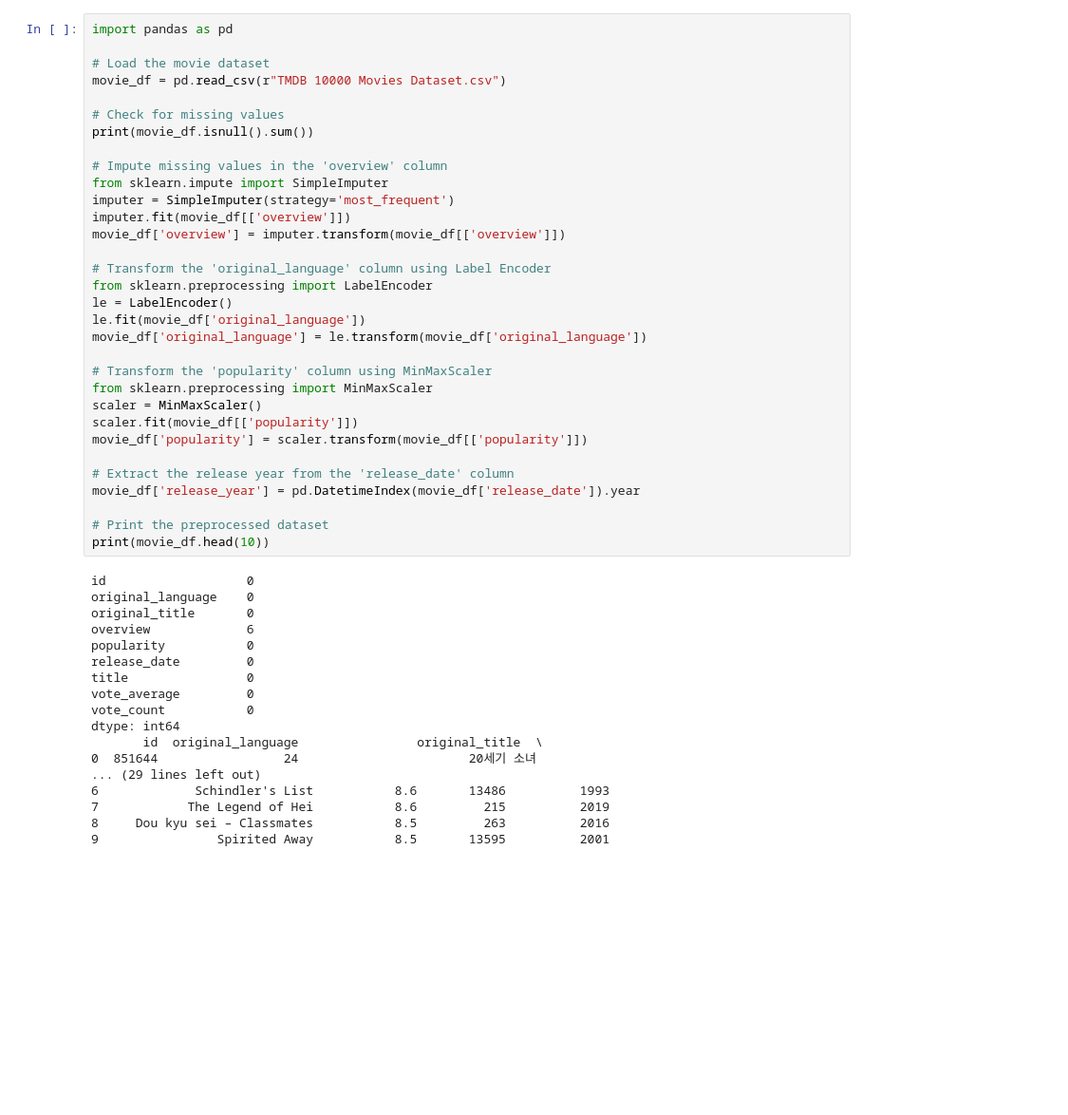
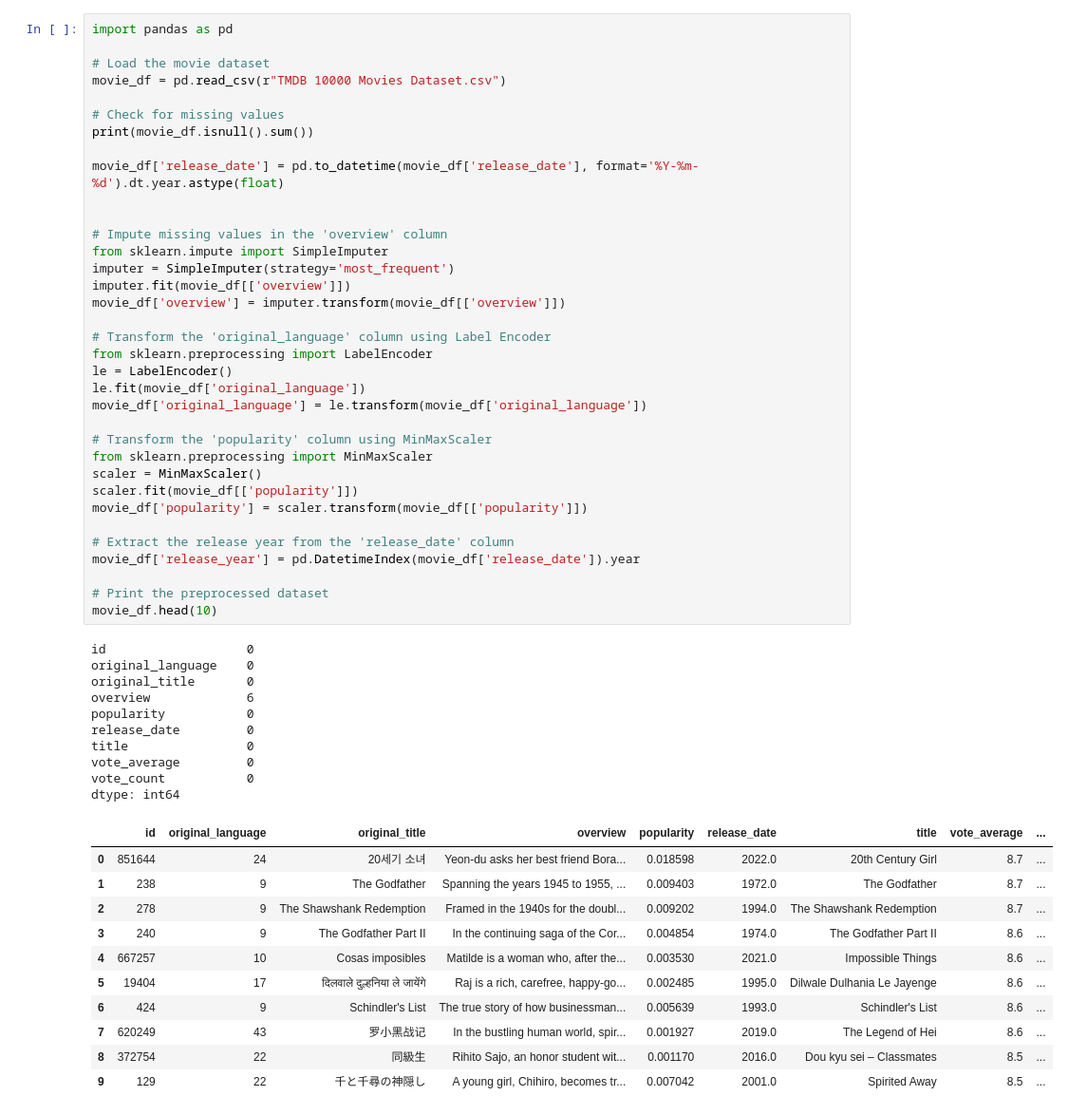
Before and after one commit to dagbolade/Movie-recommendation-system, a Jupyter notebook: new.ipynb, the cells around one changed output. Shown at 95% size. Drawn from its saved outputs; the diff is of its cells as text; blank space fills up the shorter version.

```diff
--- a/new.ipynb
+++ b/new.ipynb
@@ -6,6 +6,9 @@ movie_df = pd.read_csv(r"TMDB 10000 Movies Dataset.csv")
 
 # Check for missing values
 print(movie_df.isnull().sum())
+
+movie_df['release_date'] = pd.to_datetime(movie_df['release_date'], format='%Y-%m-%d').dt.year.astype(float)
+
 
 # Impute missing values in the 'overview' column
 from sklearn.impute import SimpleImputer
@@ -13,41 +16,45 @@ imputer = SimpleImputer(strategy='most_frequent')
 imputer.fit(movie_df[['overview']])
 movie_df['overview'] = imputer.transform(movie_df[['overview']])
 
 # Transform the 'original_language' column using Label Encoder
 from sklearn.preprocessing import LabelEncoder
 le = LabelEncoder()
 le.fit(movie_df['original_language'])
 movie_df['original_language'] = le.transform(movie_df['original_language'])
 
 # Transform the 'popularity' column using MinMaxScaler
 from sklearn.preprocessing import MinMaxScaler
 scaler = MinMaxScaler()
 scaler.fit(movie_df[['popularity']])
 movie_df['popularity'] = scaler.transform(movie_df[['popularity']])
 
 # Extract the release year from the 'release_date' column
 movie_df['release_year'] = pd.DatetimeIndex(movie_df['release_date']).year
 
 # Print the preprocessed dataset
-print(movie_df.head(10))
+movie_df.head(10)
 # %% [output]
 id                   0
 original_language    0
 original_title       0
 overview             6
 popularity           0
 release_date         0
 title                0
 vote_average         0
 vote_count           0
 dtype: int64
-       id  original_language                original_title  \
-0  851644                 24                       20세기 소녀
-... (29 lines left out)
-6             Schindler's List           8.6       13486          1993
-7            The Legend of Hei           8.6         215          2019
-8     Dou kyu sei – Classmates           8.5         263          2016
-9                Spirited Away           8.5       13595          2001
+|  | id | original_language | original_title | overview | popularity | release_date | title | vote_average | ... |
+| 0 | 851644 | 24 | 20세기 소녀 | Yeon-du asks her best friend Bora... | 0.018598 | 2022.0 | 20th Century Girl | 8.7 | ... |
+| 1 | 238 | 9 | The Godfather | Spanning the years 1945 to 1955, ... | 0.009403 | 1972.0 | The Godfather | 8.7 | ... |
+| 2 | 278 | 9 | The Shawshank Redemption | Framed in the 1940s for the doubl... | 0.009202 | 1994.0 | The Shawshank Redemption | 8.7 | ... |
+| 3 | 240 | 9 | The Godfather Part II | In the continuing saga of the Cor... | 0.004854 | 1974.0 | The Godfather Part II | 8.6 | ... |
+| 4 | 667257 | 10 | Cosas imposibles | Matilde is a woman who, after the... | 0.003530 | 2021.0 | Impossible Things | 8.6 | ... |
+| 5 | 19404 | 17 | दिलवाले दुल्हनिया ले जायेंगे | Raj is a rich, carefree, happy-go... | 0.002485 | 1995.0 | Dilwale Dulhania Le Jayenge | 8.6 | ... |
+| 6 | 424 | 9 | Schindler's List | The true story of how businessman... | 0.005639 | 1993.0 | Schindler's List | 8.6 | ... |
+| 7 | 620249 | 43 | 罗小黑战记 | In the bustling human world, spir... | 0.001927 | 2019.0 | The Legend of Hei | 8.6 | ... |
+| 8 | 372754 | 22 | 同級生 | Rihito Sajo, an honor student wit... | 0.001170 | 2016.0 | Dou kyu sei – Classmates | 8.5 | ... |
+| 9 | 129 | 22 | 千と千尋の神隠し | A young girl, Chihiro, becomes tr... | 0.007042 | 2001.0 | Spirited Away | 8.5 | ... |
 # %%
 #eda
 # Plot histograms of numerical features
```
Also changed, not shown: parts of 8 cells of this notebook.
